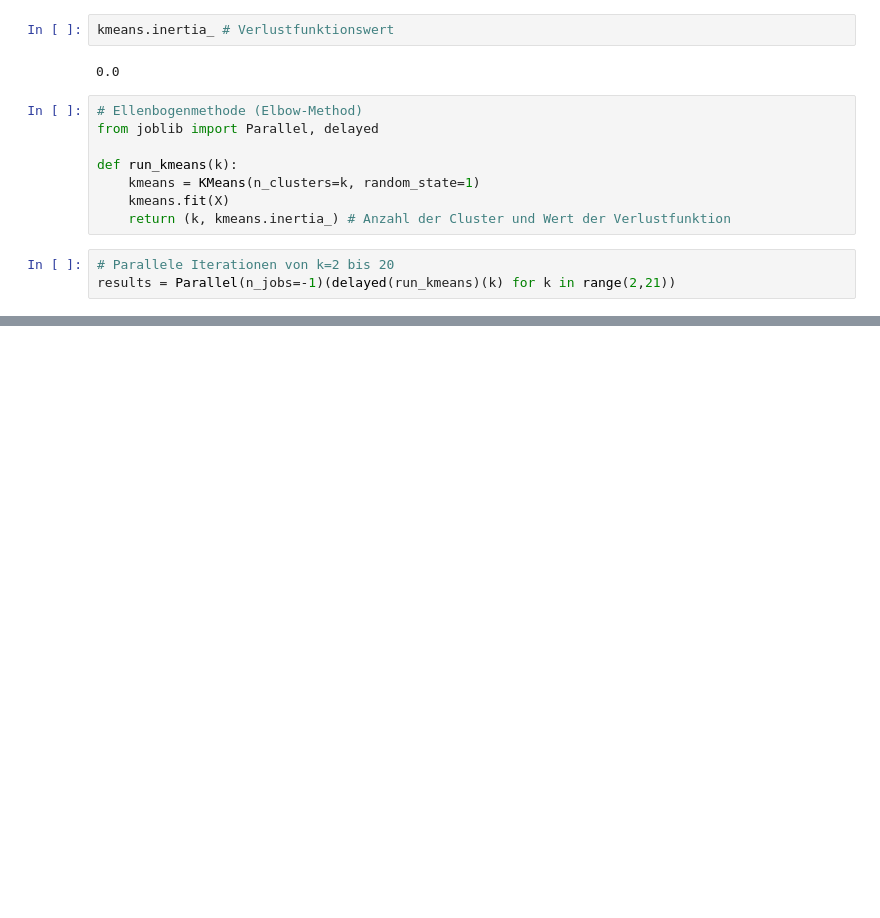
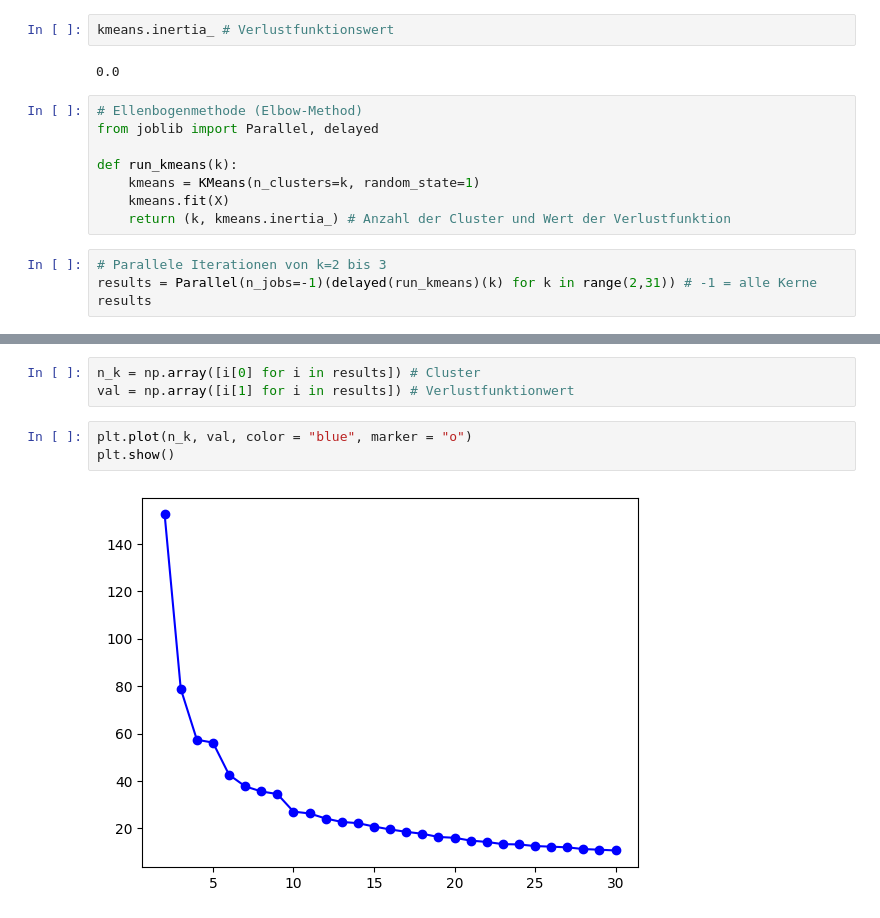
Before and after one commit to grigory-consulting/machine_learning_python, a Jupyter notebook: sklearn_grundlagen.ipynb, the cells around one changed output, grey strips where cells are left out. Saved outputs shown, nothing was run; the diff lists cells and outputs as text; blank space fills up the shorter version.

```diff
--- a/sklearn_grundlagen.ipynb
+++ b/sklearn_grundlagen.ipynb
@@ -109,5 +109,6 @@ def run_kmeans(k):
     kmeans.fit(X)
     return (k, kmeans.inertia_) # Anzahl der Cluster und Wert der Verlustfunktion
 # %%
-# Parallele Iterationen von k=2 bis 20
-results = Parallel(n_jobs=-1)(delayed(run_kmeans)(k) for k in range(2,21))
+# Parallele Iterationen von k=2 bis 3
+results = Parallel(n_jobs=-1)(delayed(run_kmeans)(k) for k in range(2,31)) # -1 = alle Kerne
+results
@@ -113,0 +133,8 @@ results = Parallel(n_jobs=-1)(delayed(run_kmeans)(k) for k in range(2,21))
+# %%
+n_k = np.array([i[0] for i in results]) # Cluster
+val = np.array([i[1] for i in results]) # Verlustfunktionwert
+# %%
+plt.plot(n_k, val, color = "blue", marker = "o")
+plt.show()
+# %% [output]
+[figure, added]
```
Also changed, not shown: parts of 1 cell of this notebook, 1 other file.
